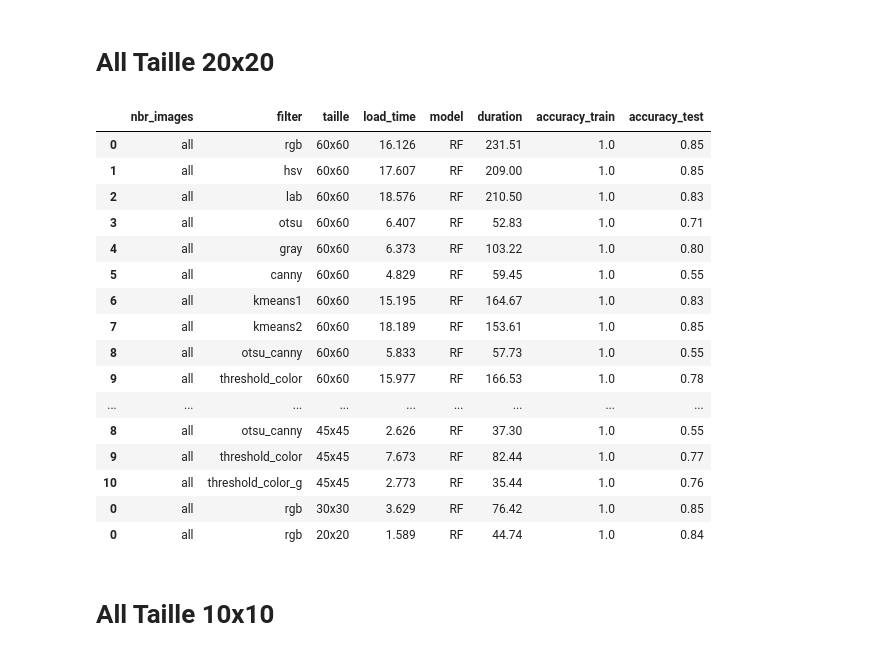
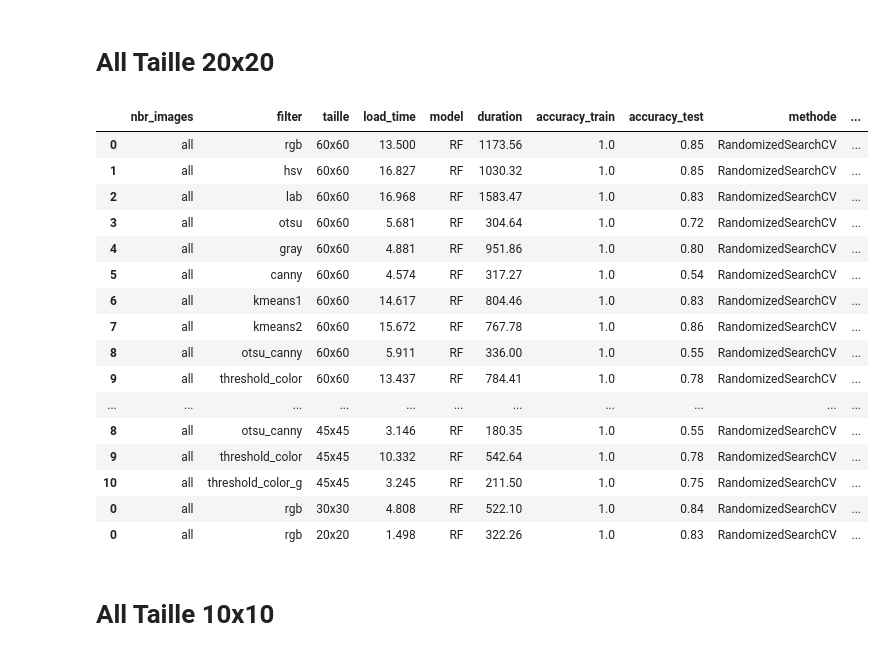
Before and after one commit to said-al/Projet-data-Blood-Recognition-Cell-Using-CNN, a Jupyter notebook: 2_Bloody_Spy_Blast_Partie_II_(Etude_Taille_vs_Nombre_Images_&_Comparative_Préprocessing_&_Modèles).ipynb, the cells around one changed output. Cells and saved outputs as stored; diff of their text form; code cells hidden in the pictures.

```diff
--- a/2_Bloody_Spy_Blast_Partie_II_(Etude_Taille_vs_Nombre_Images_&_Comparative_Préprocessing_&_Modèles).ipynb
+++ b/2_Bloody_Spy_Blast_Partie_II_(Etude_Taille_vs_Nombre_Images_&_Comparative_Préprocessing_&_Modèles).ipynb
@@ -245,7 +212,13 @@ plt.imshow(cv2.cvtColor(EqualizerImg(path_dataset+'basophil/BA_100102.jpg'),  cv
 # %%
 def load_dataset(dataset_name):
     start = time.time()
-    data_df = pd.read_parquet(dataset_name)
+
+    file_extension = dataset_name.split('.')[-1]
+    if file_extension == 'parquet':
+        data_df = pd.read_parquet(dataset_name)
+    elif file_extension == 'csv':
+        data_df = pd.read_csv(dataset_name)
+
     end = time.time()
     load_time = round(end - start,3)
 
@@ -418,6 +415,6 @@ param_svc = {'C': [0.1, 1, 10, 100, 1000],
 # On selectionne le datset que nous voulons analyser on donnant ()
 # Afficher les resultas dans un DataFrame
 Resultats = Result_modeling(['rgb','hsv','lab','otsu','gray','canny','kmeans1','kmeans2', 'otsu_canny','threshold_color',
-                             'threshold_color_g'], 60,"all", [RandomForestClassifier()])
+                             'threshold_color_g'], 60,"all", [RandomForestClassifier()], param_rf, cv=3)
 Resultats
 # %% [output]
@@ -437,7 +434,7 @@ Resultats
 # All Taille 45x45
 # %%
 Resultats = pd.concat([Resultats, Result_modeling(['rgb','hsv','lab','otsu','gray','canny','kmeans1','kmeans2', 'otsu_canny',
-                                                'threshold_color','threshold_color_g'],45,"all", [RandomForestClassifier()])])
+                                'threshold_color','threshold_color_g'],45,"all", [RandomForestClassifier()], param_rf, cv=3)])
 
 Resultats
 # %% [output]
@@ -461,6 +458,6 @@ Resultats
 # %% [markdown]
 # All Taille 30x30
 # %%
-Resultats = pd.concat([Resultats, Result_modeling(['rgb'],30,"all", [RandomForestClassifier()])])
+Resultats = pd.concat([Resultats, Result_modeling(['rgb'],30,"all", [RandomForestClassifier()],param_rf, cv=3)])
 Resultats
 # %% [output]
@@ -484,23 +481,23 @@ Resultats
 # %% [markdown]
 # All Taille 20x20
 # %%
-Resultats = pd.concat([Resultats, Result_modeling(['rgb'],20,"all", [RandomForestClassifier()])])
+Resultats = pd.concat([Resultats, Result_modeling(['rgb'],20,"all", [RandomForestClassifier()], param_rf, cv=3)])
 Resultats
 # %% [output]
-|  | nbr_images | filter | taille | load_time | model | duration | accuracy_train | accuracy_test |
-| 0 | all | rgb | 60x60 | 16.126 | RF | 231.51 | 1.0 | 0.85 |
-| 1 | all | hsv | 60x60 | 17.607 | RF | 209.00 | 1.0 | 0.85 |
-| 2 | all | lab | 60x60 | 18.576 | RF | 210.50 | 1.0 | 0.83 |
-| 3 | all | otsu | 60x60 | 6.407 | RF | 52.83 | 1.0 | 0.71 |
-| 4 | all | gray | 60x60 | 6.373 | RF | 103.22 | 1.0 | 0.80 |
-| 5 | all | canny | 60x60 | 4.829 | RF | 59.45 | 1.0 | 0.55 |
-| 6 | all | kmeans1 | 60x60 | 15.195 | RF | 164.67 | 1.0 | 0.83 |
-| 7 | all | kmeans2 | 60x60 | 18.189 | RF | 153.61 | 1.0 | 0.85 |
-| 8 | all | otsu_canny | 60x60 | 5.833 | RF | 57.73 | 1.0 | 0.55 |
-| 9 | all | threshold_color | 60x60 | 15.977 | RF | 166.53 | 1.0 | 0.78 |
-| ... | ... | ... | ... | ... | ... | ... | ... | ... |
-| 8 | all | otsu_canny | 45x45 | 2.626 | RF | 37.30 | 1.0 | 0.55 |
-| 9 | all | threshold_color | 45x45 | 7.673 | RF | 82.44 | 1.0 | 0.77 |
-| 10 | all | threshold_color_g | 45x45 | 2.773 | RF | 35.44 | 1.0 | 0.76 |
-| 0 | all | rgb | 30x30 | 3.629 | RF | 76.42 | 1.0 | 0.85 |
-| 0 | all | rgb | 20x20 | 1.589 | RF | 44.74 | 1.0 | 0.84 |
+|  | nbr_images | filter | taille | load_time | model | duration | accuracy_train | accuracy_test | methode | ... |
+| 0 | all | rgb | 60x60 | 13.500 | RF | 1173.56 | 1.0 | 0.85 | RandomizedSearchCV | ... |
+| 1 | all | hsv | 60x60 | 16.827 | RF | 1030.32 | 1.0 | 0.85 | RandomizedSearchCV | ... |
+| 2 | all | lab | 60x60 | 16.968 | RF | 1583.47 | 1.0 | 0.83 | RandomizedSearchCV | ... |
+| 3 | all | otsu | 60x60 | 5.681 | RF | 304.64 | 1.0 | 0.72 | RandomizedSearchCV | ... |
+| 4 | all | gray | 60x60 | 4.881 | RF | 951.86 | 1.0 | 0.80 | RandomizedSearchCV | ... |
+| 5 | all | canny | 60x60 | 4.574 | RF | 317.27 | 1.0 | 0.54 | RandomizedSearchCV | ... |
+| 6 | all | kmeans1 | 60x60 | 14.617 | RF | 804.46 | 1.0 | 0.83 | RandomizedSearchCV | ... |
+| 7 | all | kmeans2 | 60x60 | 15.672 | RF | 767.78 | 1.0 | 0.86 | RandomizedSearchCV | ... |
+| 8 | all | otsu_canny | 60x60 | 5.911 | RF | 336.00 | 1.0 | 0.55 | RandomizedSearchCV | ... |
+| 9 | all | threshold_color | 60x60 | 13.437 | RF | 784.41 | 1.0 | 0.78 | RandomizedSearchCV | ... |
+| ... | ... | ... | ... | ... | ... | ... | ... | ... | ... | ... |
+| 8 | all | otsu_canny | 45x45 | 3.146 | RF | 180.35 | 1.0 | 0.55 | RandomizedSearchCV | ... |
+| 9 | all | threshold_color | 45x45 | 10.332 | RF | 542.64 | 1.0 | 0.78 | RandomizedSearchCV | ... |
+| 10 | all | threshold_color_g | 45x45 | 3.245 | RF | 211.50 | 1.0 | 0.75 | RandomizedSearchCV | ... |
+| 0 | all | rgb | 30x30 | 4.808 | RF | 522.10 | 1.0 | 0.84 | RandomizedSearchCV | ... |
+| 0 | all | rgb | 20x20 | 1.498 | RF | 322.26 | 1.0 | 0.83 | RandomizedSearchCV | ... |
```
Also changed, not shown: parts of 13 cells of this notebook.
